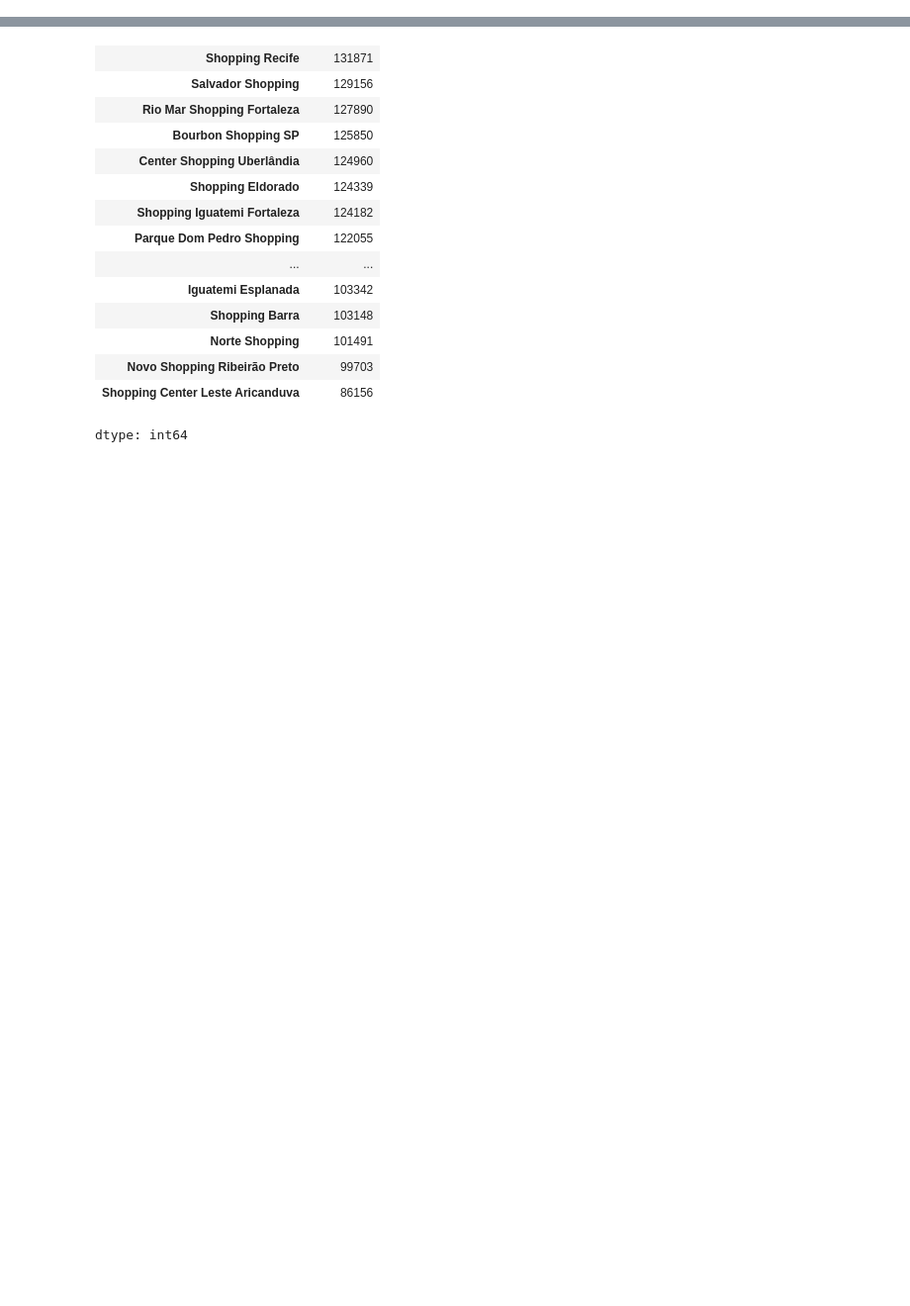
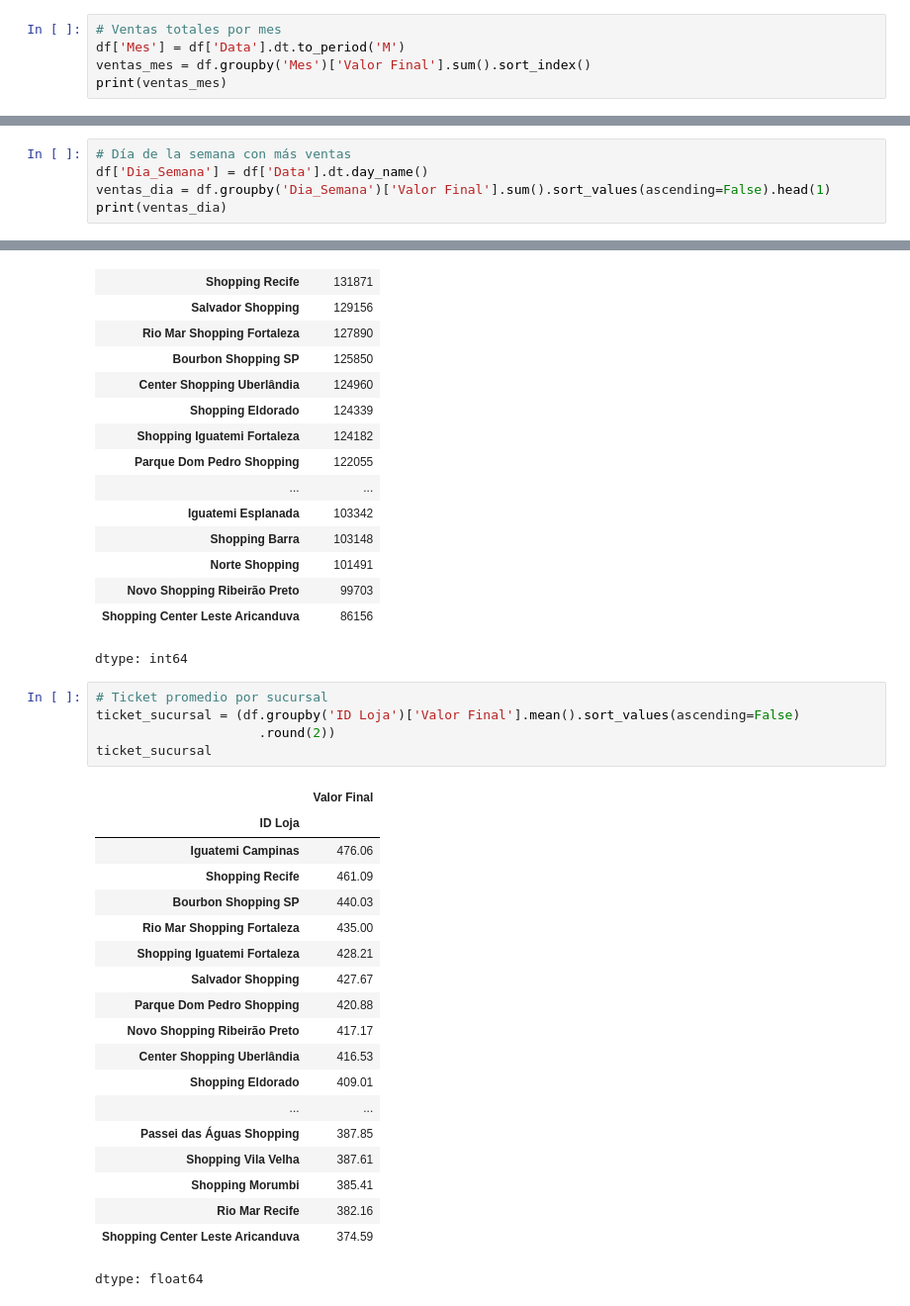
Before and after one commit to renegarcialuces/Analisis-de-Datos-Portafolio, a Jupyter notebook: ED03.ipynb, the cells around one changed output, grey strips where cells are left out. Shown at 99% size. Drawn from its saved outputs; the diff is of its cells as text; blank space fills up the shorter version.

```diff
--- a/ED03.ipynb
+++ b/ED03.ipynb
@@ -209,0 +232,5 @@ dtype: object
+# %%
+# Ventas totales por mes
+df['Mes'] = df['Data'].dt.to_period('M')
+ventas_mes = df.groupby('Mes')['Valor Final'].sum().sort_index()
+print(ventas_mes)
@@ -209,0 +247,5 @@ dtype: object
+# %%
+# Día de la semana con más ventas
+df['Dia_Semana'] = df['Data'].dt.day_name()
+ventas_dia = df.groupby('Dia_Semana')['Valor Final'].sum().sort_values(ascending=False).head(1)
+print(ventas_dia)
@@ -269,3 +317,28 @@ sucursal_top
 | Novo Shopping Ribeirão Preto | 99703 |
 | Shopping Center Leste Aricanduva | 86156 |
 dtype: int64
+# %%
+# Ticket promedio por sucursal
+ticket_sucursal = (df.groupby('ID Loja')['Valor Final'].mean().sort_values(ascending=False)
+                     .round(2))
+ticket_sucursal
+# %% [output]
+|  | Valor Final |
+| ID Loja |  |
+| Iguatemi Campinas | 476.06 |
+| Shopping Recife | 461.09 |
+| Bourbon Shopping SP | 440.03 |
+| Rio Mar Shopping Fortaleza | 435.00 |
+| Shopping Iguatemi Fortaleza | 428.21 |
+| Salvador Shopping | 427.67 |
+| Parque Dom Pedro Shopping | 420.88 |
+| Novo Shopping Ribeirão Preto | 417.17 |
+| Center Shopping Uberlândia | 416.53 |
+| Shopping Eldorado | 409.01 |
+| ... | ... |
+| Passei das Águas Shopping | 387.85 |
+| Shopping Vila Velha | 387.61 |
+| Shopping Morumbi | 385.41 |
+| Rio Mar Recife | 382.16 |
+| Shopping Center Leste Aricanduva | 374.59 |
+dtype: float64
```
Also changed, not shown: parts of 12 cells of this notebook.
